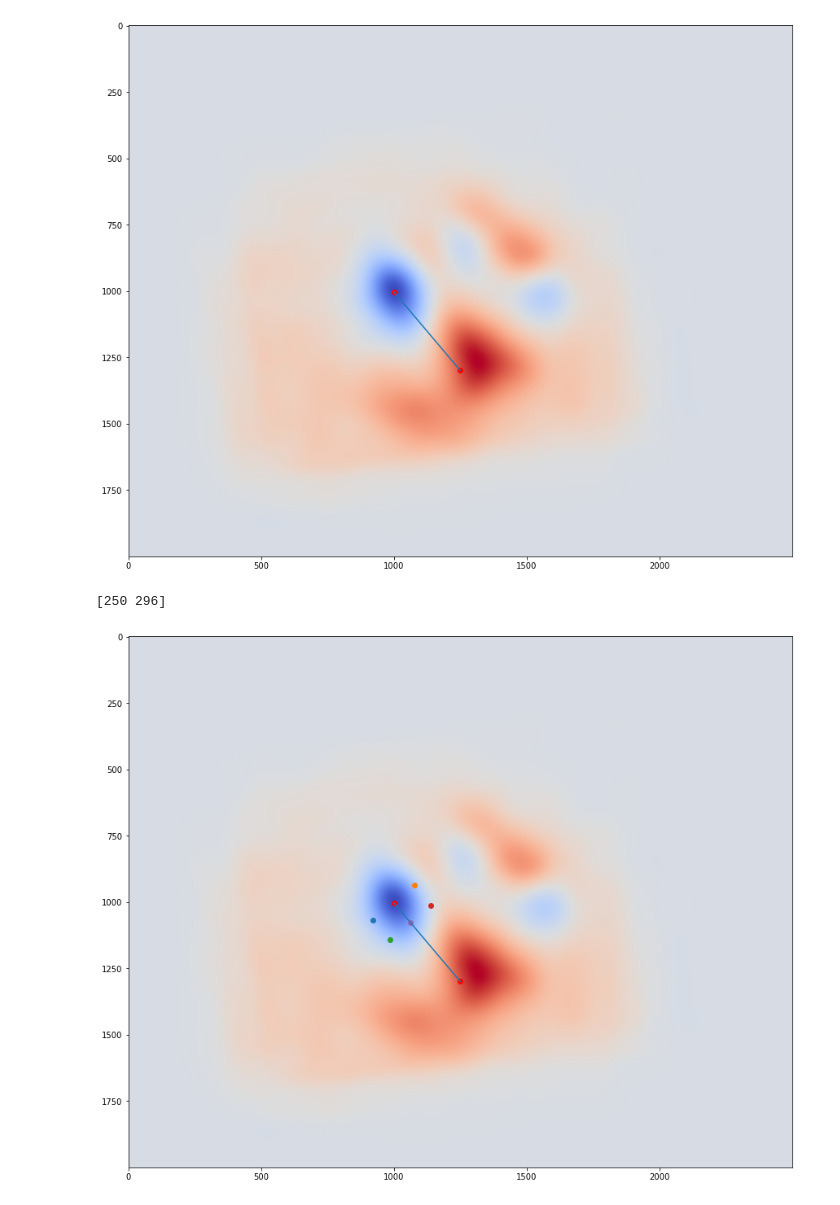
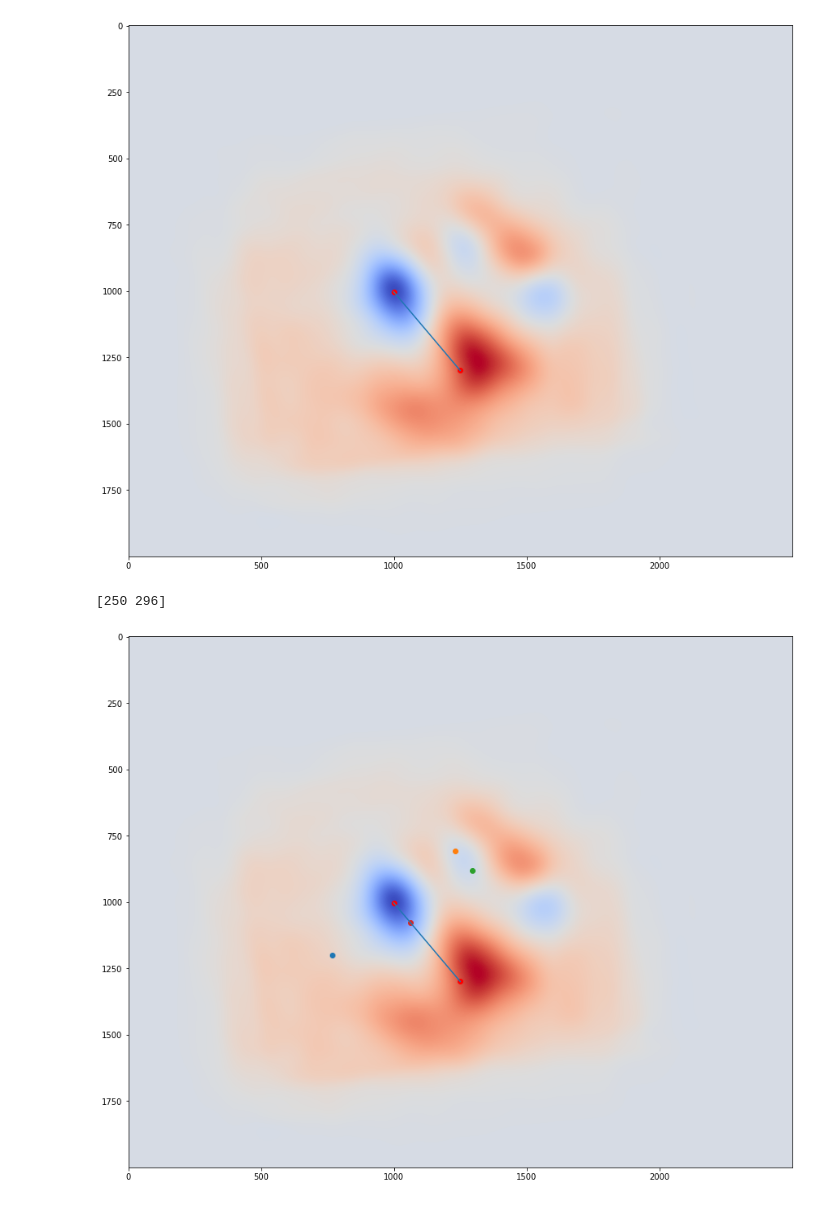
Before and after one commit to AntoninVerdier/spec2image, a Jupyter notebook: Bar_stim.ipynb, the cells around one changed output. Drawn from its saved outputs; the diff is of its cells as text; code cells hidden in the pictures.

```diff
--- a/Bar_stim.ipynb
+++ b/Bar_stim.ipynb
@@ -83,33 +83,41 @@ vector_bin = vector * 1/bins
 
 # Get limit of rectangle
 x0 = np.floor(min4[0] + int(vector_bin[0]))
 y0 = np.floor(min4[1] + int(vector_bin[1]))
 
 # Get sides
 
 
 print(vector)
-width_rect = 0.2*distance_min
+width_rect = 0.6*distance_min
 
 # Draw rectangle
+rect = []
+rect.append([min4[0] - width_rect, min4[1] + width_rect*vector[0]/vector[1]])
+rect.append([min4[0] + width_rect, min4[1] - width_rect*vector[0]/vector[1]])
+rect.append([min4[0] - width_rect + vector_bin[0], min4[1] + vector_bin[1] + width_rect*vector[0]/vector[1]])
+rect.append([min4[0] + width_rect + vector_bin[0], min4[1] + vector_bin[1] - width_rect*vector[0]/vector[1]])
+rect = np.array(rect)
+
+
 plt.scatter(min4[0] - width_rect, min4[1] + width_rect*vector[0]/vector[1])
 plt.scatter(min4[0] + width_rect, min4[1] - width_rect*vector[0]/vector[1])
 
-plt.scatter(min4[0] - width_rect + vector_bin[0], min4[1] + vector_bin[1] + width_rect*vector[0]/vector[1])
+#plt.scatter(min4[0] - width_rect + vector_bin[0], min4[1] + vector_bin[1] + width_rect*vector[0]/vector[1])
 plt.scatter(min4[0] + width_rect + vector_bin[0], min4[1] + vector_bin[1] - width_rect*vector[0]/vector[1])
 
 
 
 #  To check if poitn inside a rectangle, calculate areas of the triangles.
 # Otherwise find a way to directly select all points
 
 plt.scatter(x0, y0)
 plt.imshow(weighted_tmap, cmap='coolwarm')
 plt.scatter(min4[0], min4[1], marker='o', c='red')
 plt.scatter(min32[0], min32[1], marker='o', c='red')
 plt.plot([min4[0], min32[0]], [min4[1], min32[1]])
 
 plt.show()
 # %% [output]
 [250 296]
-[figure, old version]
+[figure, new version]
```
Also changed, not shown: parts of 1 cell of this notebook.
